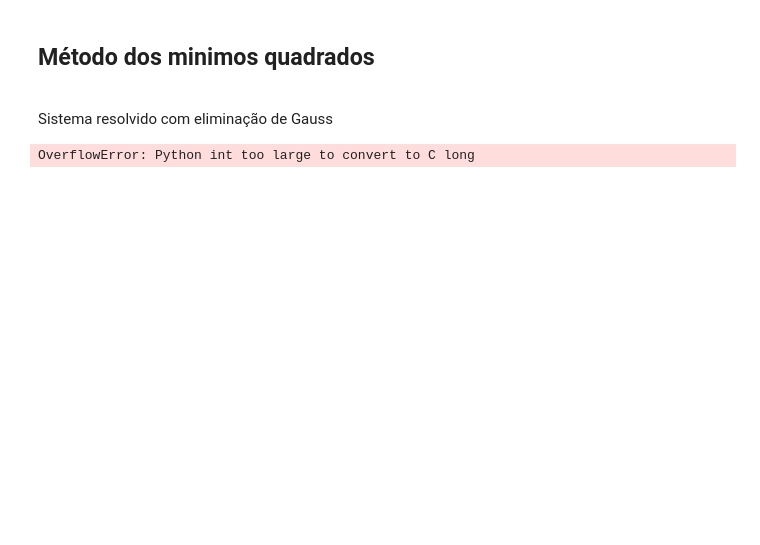
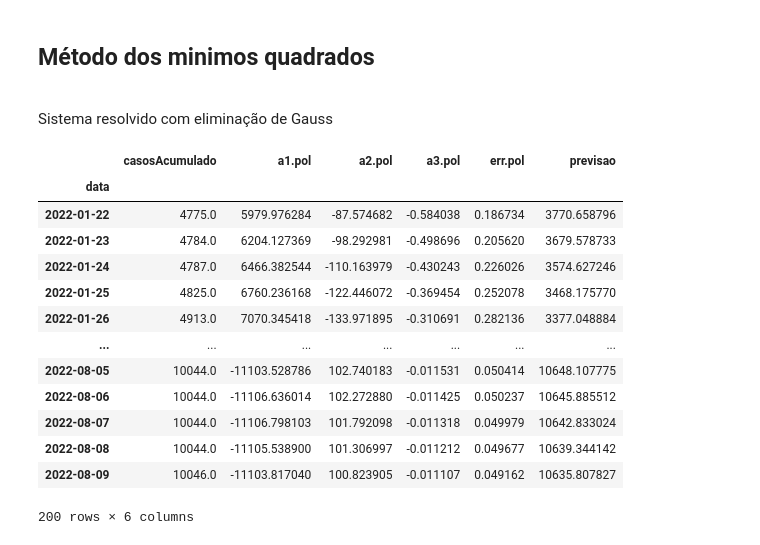
Before and after one commit to bruno9800/covidData, a Jupyter notebook: date_analise.ipynb, the cells around one changed output. Drawn from its saved outputs; the diff is of its cells as text; code cells hidden in the pictures; blank space fills up the shorter version.

```diff
--- a/date_analise.ipynb
+++ b/date_analise.ipynb
@@ -103,34 +104,67 @@ def create_yValues_for_matrix(y, x):
 
 def gauss_method(matrix, results):
     alpha_values = np.empty((0, 3), float)
     m2_1 = matrix[1][0] / matrix[0][0]
     m3_1 = matrix[2][0] / matrix[0][0]
     matrix[1] = matrix[1] - (m2_1 * matrix[0])
     matrix[2] = matrix[2] - (m3_1 * matrix[0])
     results[1] = results[1] - (m2_1 * results[0])
     results[2] = results[2] - (m3_1 * results[0])
-    #print(matrix)
+    m3_2 = matrix[2][1] / matrix[1][1]
+    matrix[2] = matrix[2] - (m3_2 * matrix[1])
+
+    alpha_3 = results[2] / matrix[2][2]
+    alpha_2 = (results[1] - (matrix[1][2] * alpha_3))/ matrix[1][1]
+    alpha_1 = (results[0] - (matrix[0][1] * alpha_2) - matrix[0][2] * alpha_3) / matrix[0][0]
+    alpha_values = np.append(alpha_values, np.array([alpha_1, alpha_2, alpha_3]))
+    return alpha_values
 
 tabela_MQ = tabela_bl.iloc[  : ,  4]
 casos_confirmados = tabela_MQ.values.astype(int)
 a1 = []
 a2 = []
 a3 = []
 erro = []
 previsao = []
 erro_previ = []
 
 sum = 0
 for x in range(21, casos_confirmados.size):
     sum +=1
     x_values = np.empty((0, 20), int)
     y_values = np.empty((0, 20), int)
     for i in range( x-21, x+1):
         x_values = np.append(x_values, i)
         y_values = np.append(y_values, casos_confirmados[i])
     matrix = create_matrix(x_values)
     matrix_result = create_yValues_for_matrix(y_values, x_values)
-    gauss_method(matrix, matrix_result)
-print("saiu")
+    alphas = gauss_method(matrix, matrix_result)
+    a1.append(alphas[0])
+    a2.append(alphas[1])
+    a3.append(alphas[2])
+    erro.append( (abs(alphas[0] + alphas[1]*x + alphas[2]*(x**2) - tabela_MQ[x]) / tabela_MQ[x]))
+    previsao.append((alphas[0] + alphas[1]*(x+1)) + alphas[2]*((x+1)**2))
+
+tabela_MQ = tabela_MQ.to_frame()
+tabela_MQ = tabela_MQ[tabela_MQ.index>="2022-01-22"]
+tabela_MQ['a1.pol'] = a1
+tabela_MQ['a2.pol'] = a2
+tabela_MQ['a3.pol'] = a3
+tabela_MQ['err.pol'] = erro
+tabela_MQ['previsao'] = previsao
+display(tabela_MQ)
 # %% [output]
+|  | casosAcumulado | a1.pol | a2.pol | a3.pol | err.pol | previsao |
+| data |  |  |  |  |  |  |
+| 2022-01-22 | 4775.0 | 5979.976284 | -87.574682 | -0.584038 | 0.186734 | 3770.658796 |
+| 2022-01-23 | 4784.0 | 6204.127369 | -98.292981 | -0.498696 | 0.205620 | 3679.578733 |
+| 2022-01-24 | 4787.0 | 6466.382544 | -110.163979 | -0.430243 | 0.226026 | 3574.627246 |
+| 2022-01-25 | 4825.0 | 6760.236168 | -122.446072 | -0.369454 | 0.252078 | 3468.175770 |
+| 2022-01-26 | 4913.0 | 7070.345418 | -133.971895 | -0.310691 | 0.282136 | 3377.048884 |
+| ... | ... | ... | ... | ... | ... | ... |
+| 2022-08-05 | 10044.0 | -11103.528786 | 102.740183 | -0.011531 | 0.050414 | 10648.107775 |
+| 2022-08-06 | 10044.0 | -11106.636014 | 102.272880 | -0.011425 | 0.050237 | 10645.885512 |
+| 2022-08-07 | 10044.0 | -11106.798103 | 101.792098 | -0.011318 | 0.049979 | 10642.833024 |
+| 2022-08-08 | 10044.0 | -11105.538900 | 101.306997 | -0.011212 | 0.049677 | 10639.344142 |
+| 2022-08-09 | 10046.0 | -11103.817040 | 100.823905 | -0.011107 | 0.049162 | 10635.807827 |
-OverflowError: Python int too large to convert to C long
+200 rows × 6 columns
```
Also changed, not shown: parts of 4 cells of this notebook.
